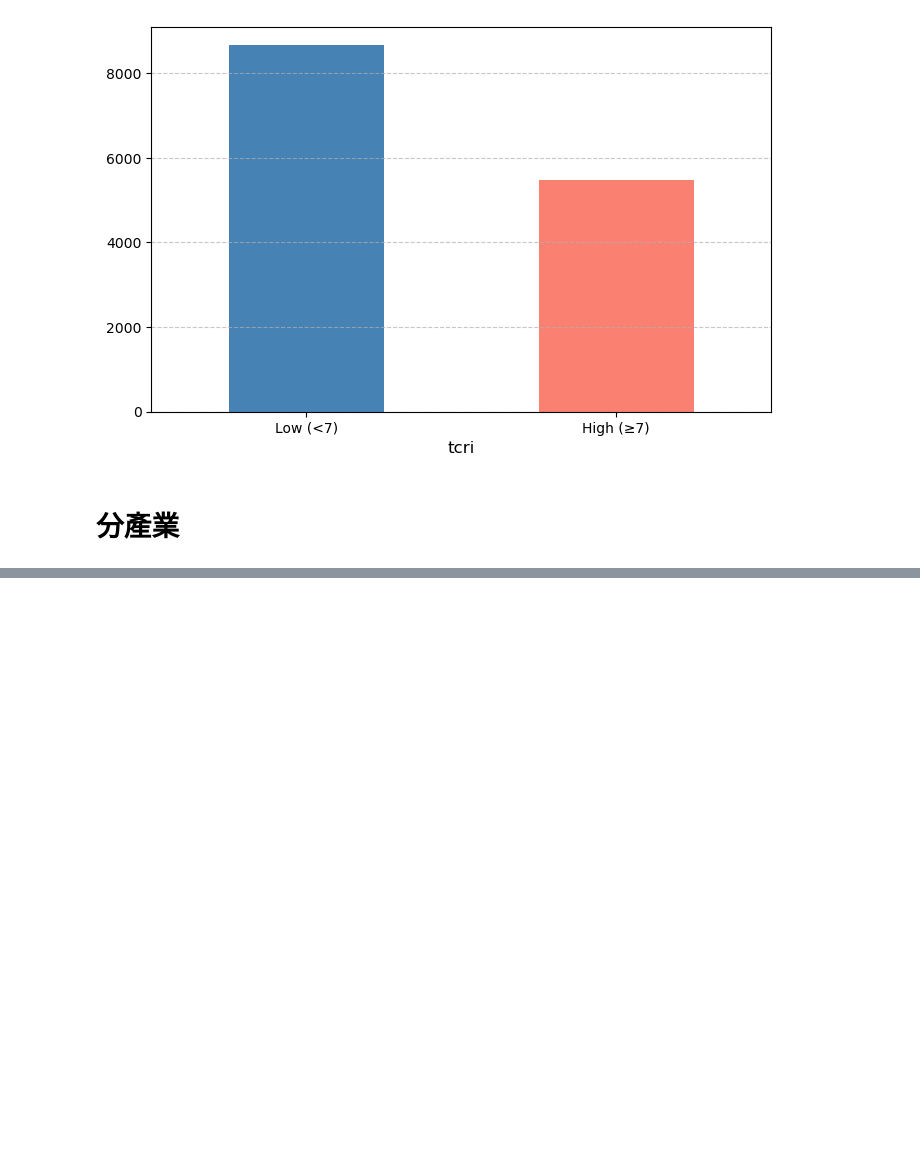
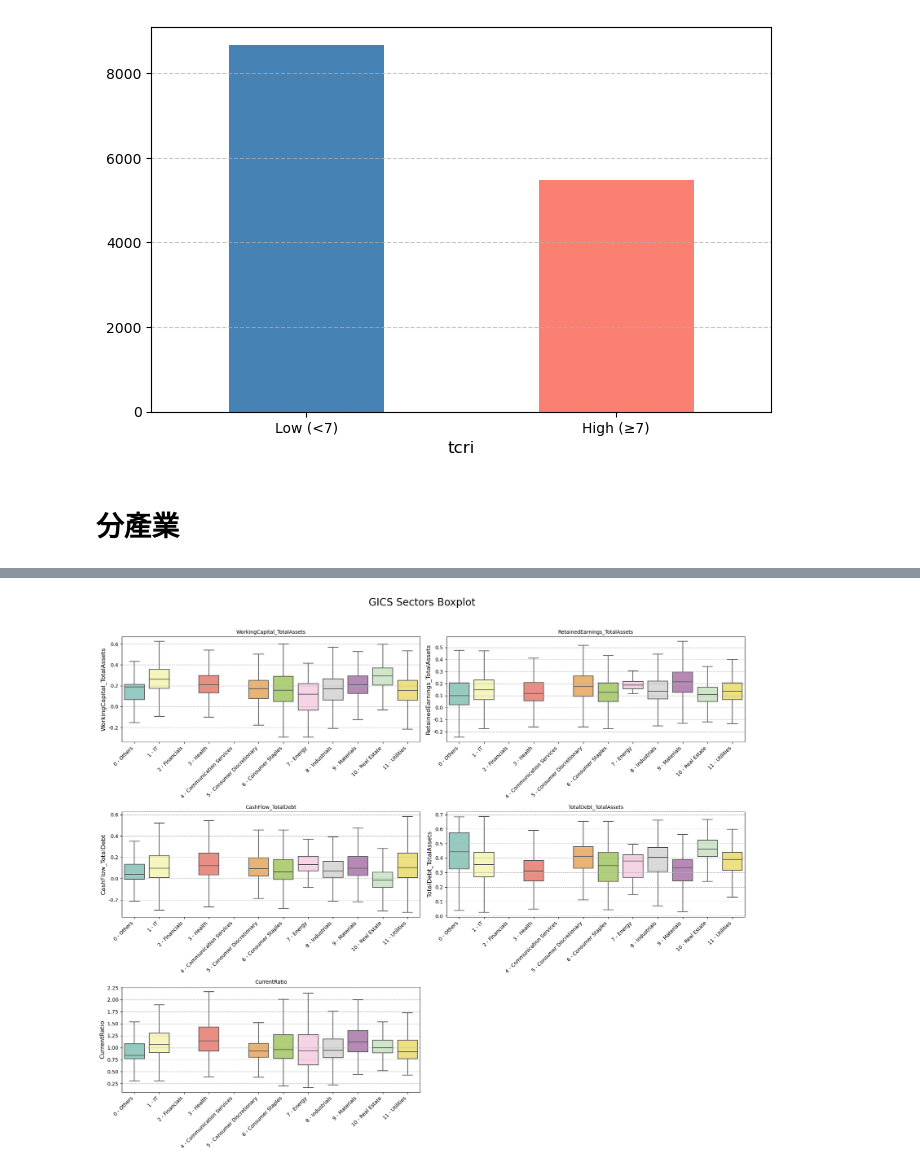
Before and after one commit to HWTeng-Teaching/202509-ML-FinTech, a Jupyter notebook: project/Credit Rating (Joanne, Candice, Claire)/EDA.ipynb, the cells around one changed output, grey strips where cells are left out. Saved outputs shown, nothing was run; the diff lists cells and outputs as text; code cells hidden in the pictures; blank space fills up the shorter version.

```diff
--- a/project/Credit Rating (Joanne, Candice, Claire)/EDA.ipynb
+++ b/project/Credit Rating (Joanne, Candice, Claire)/EDA.ipynb
@@ -318,0 +547,54 @@ https://isin.twse.com.tw/isin/class_main.jsp?market=1&issuetype=1
+# %%
+# 定義要繪製的財務比率欄位
+financial_ratios = [
+    'WorkingCapital_TotalAssets',
+    'RetainedEarnings_TotalAssets',
+    'CashFlow_TotalDebt',
+    'TotalDebt_TotalAssets',
+    'CurrentRatio'
+]
+# 確保 GICS_Category 是分類變數，並映射到中文標籤
+merged_df['GICS_Category_Label'] = merged_df['GICS_Category'].map(gics_labels)
+# 定義 X 軸的排序 (確保 0-11 順序正確)
+category_order = [gics_labels[i] for i in range(0, 12)]
+
+
+# 創建一個 3x2 的子圖佈局來容納 5 個箱形圖
+fig, axes = plt.subplots(3, 2, figsize=(18, 15))
+axes = axes.flatten() # 將 3x2 陣列展平為一維陣列，方便迭代
+
+for i, ratio in enumerate(financial_ratios):
+    # 使用 seaborn 繪製箱形圖
+    sns.boxplot(
+        ax=axes[i],
+        x='GICS_Category_Label',  # GICS 類別作為 X 軸
+        y=ratio,                 # 財務比率作為 Y 軸
+        data=merged_df,
+        order=category_order,     # 確保 X 軸順序正確 (0-11)
+        palette='Set3',           # 使用顏色調色盤
+        showfliers=False          # 暫時不顯示極端值(離群值)，使圖表更清晰
+    )
+    title_prop = {'fontproperties': font_prop} if font_prop else {}
+    # 設置標題和標籤
+    axes[i].set_title(f'{ratio}', fontsize=14, **title_prop)
+    axes[i].set_xlabel('', fontsize=12, **title_prop)
+    axes[i].set_ylabel(ratio, fontsize=12)
+
+    axes[i].set_xticklabels(axes[i].get_xticklabels(), rotation=45, ha='right', fontsize=10, **title_prop)
+
+    axes[i].grid(axis='y', linestyle='--')
+
+    # 旋轉 X 軸標籤以避免重疊
+    axes[i].tick_params(axis='x', rotation=45, labelsize=10)
+
+    # 設置 Y 軸網格線
+    axes[i].grid(axis='y', linestyle='--')
+
+# 隱藏最後一個空白子圖
+axes[5].axis('off')
+
+plt.suptitle('GICS Sectors Boxplot', fontsize=20, fontproperties=font_prop if 'font_prop' in locals() else None, y=1.02)
+plt.tight_layout() # 自動調整佈局
+plt.show()
+# %% [output]
+[figure, added]
```
Also changed, not shown: parts of 6 cells of this notebook.
